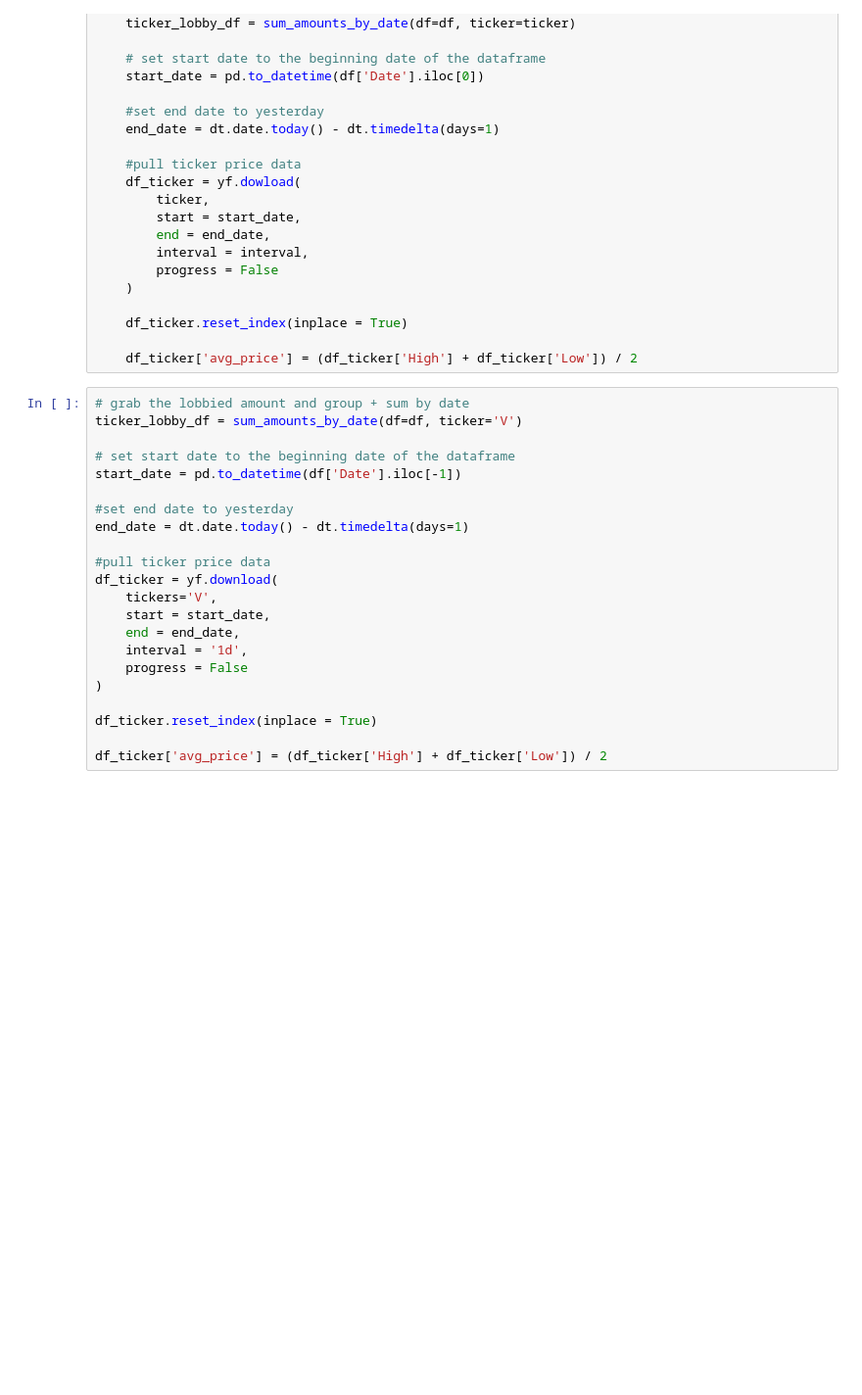
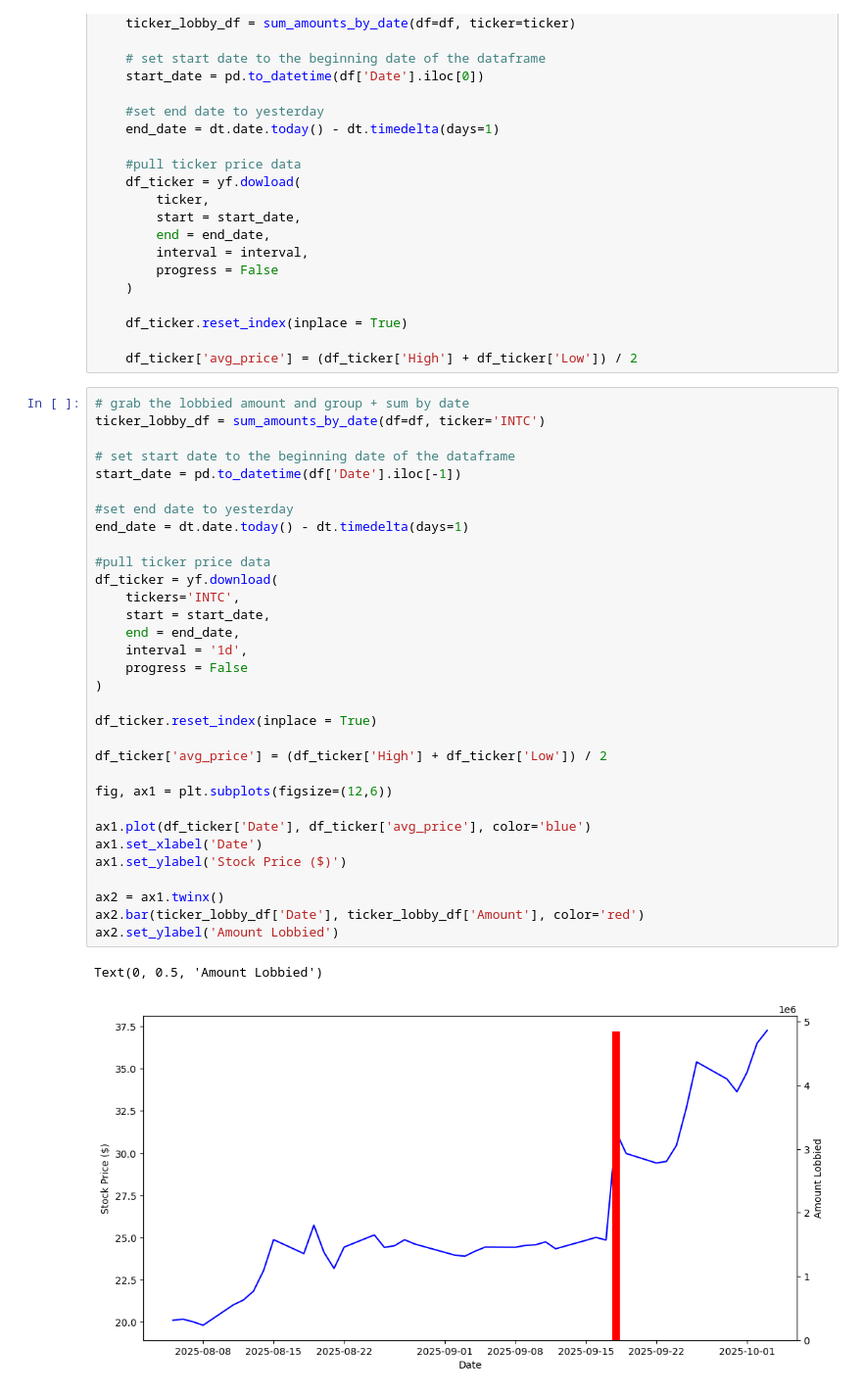
Before and after one commit to fonanroley/projects, a Jupyter notebook: corp_lobb_analysis.ipynb, the cells around one changed output. Shown: that part at 98% size. Saved outputs shown, nothing was run; the diff lists cells and outputs as text; blank space fills up the shorter version.

```diff
--- a/corp_lobb_analysis.ipynb
+++ b/corp_lobb_analysis.ipynb
@@ -199,23 +199,36 @@ def stock_lobby_analysis(df = pd.DataFrame, ticker = str(), interval = str()):
     df_ticker['avg_price'] = (df_ticker['High'] + df_ticker['Low']) / 2
 # %%
 # grab the lobbied amount and group + sum by date
-ticker_lobby_df = sum_amounts_by_date(df=df, ticker='V')
+ticker_lobby_df = sum_amounts_by_date(df=df, ticker='INTC')
 
 # set start date to the beginning date of the dataframe
 start_date = pd.to_datetime(df['Date'].iloc[-1])
 
 #set end date to yesterday
 end_date = dt.date.today() - dt.timedelta(days=1)
 
 #pull ticker price data
 df_ticker = yf.download(
-    tickers='V',
+    tickers='INTC',
     start = start_date,
     end = end_date,
     interval = '1d',
     progress = False
 )
 
 df_ticker.reset_index(inplace = True)
 
 df_ticker['avg_price'] = (df_ticker['High'] + df_ticker['Low']) / 2
+
+fig, ax1 = plt.subplots(figsize=(12,6))
+
+ax1.plot(df_ticker['Date'], df_ticker['avg_price'], color='blue')
+ax1.set_xlabel('Date')
+ax1.set_ylabel('Stock Price ($)')
+
+ax2 = ax1.twinx()
+ax2.bar(ticker_lobby_df['Date'], ticker_lobby_df['Amount'], color='red')
+ax2.set_ylabel('Amount Lobbied')
+# %% [output]
+Text(0, 0.5, 'Amount Lobbied')
+[figure, added]
```
Also changed, not shown: parts of 2 cells of this notebook.
